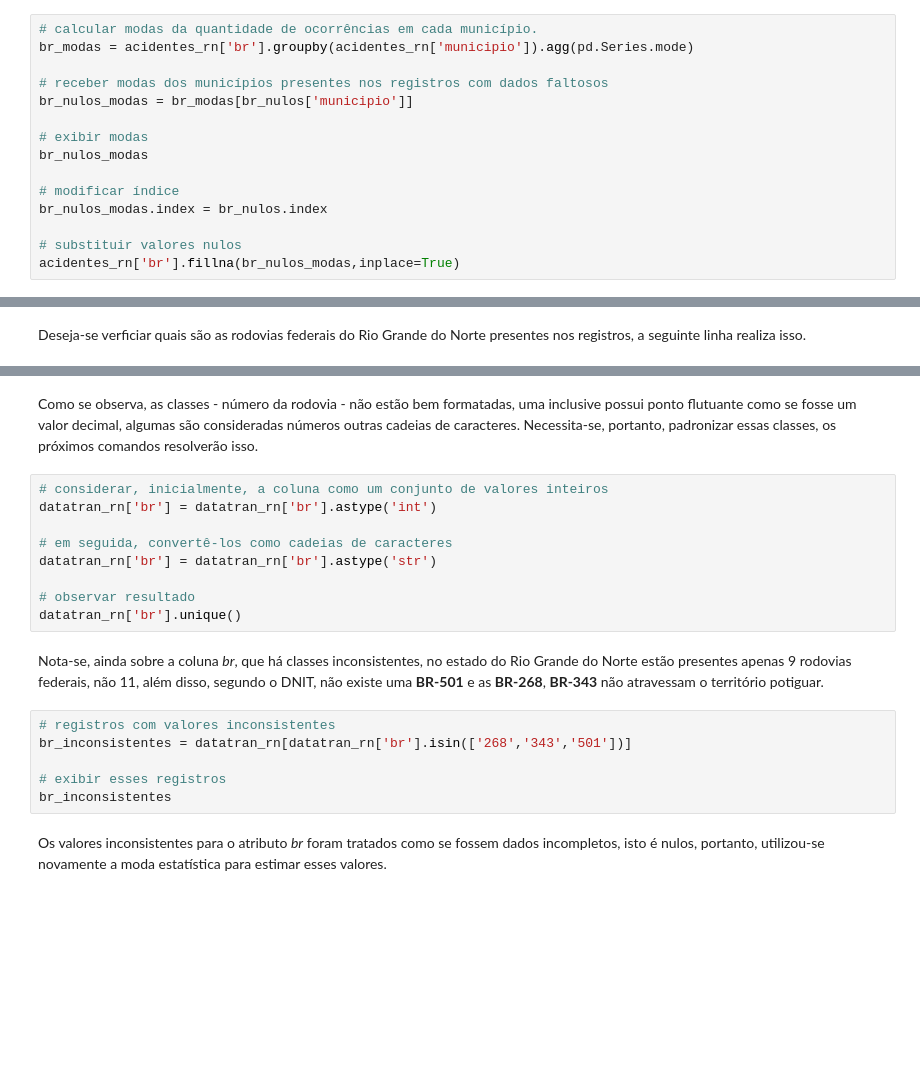
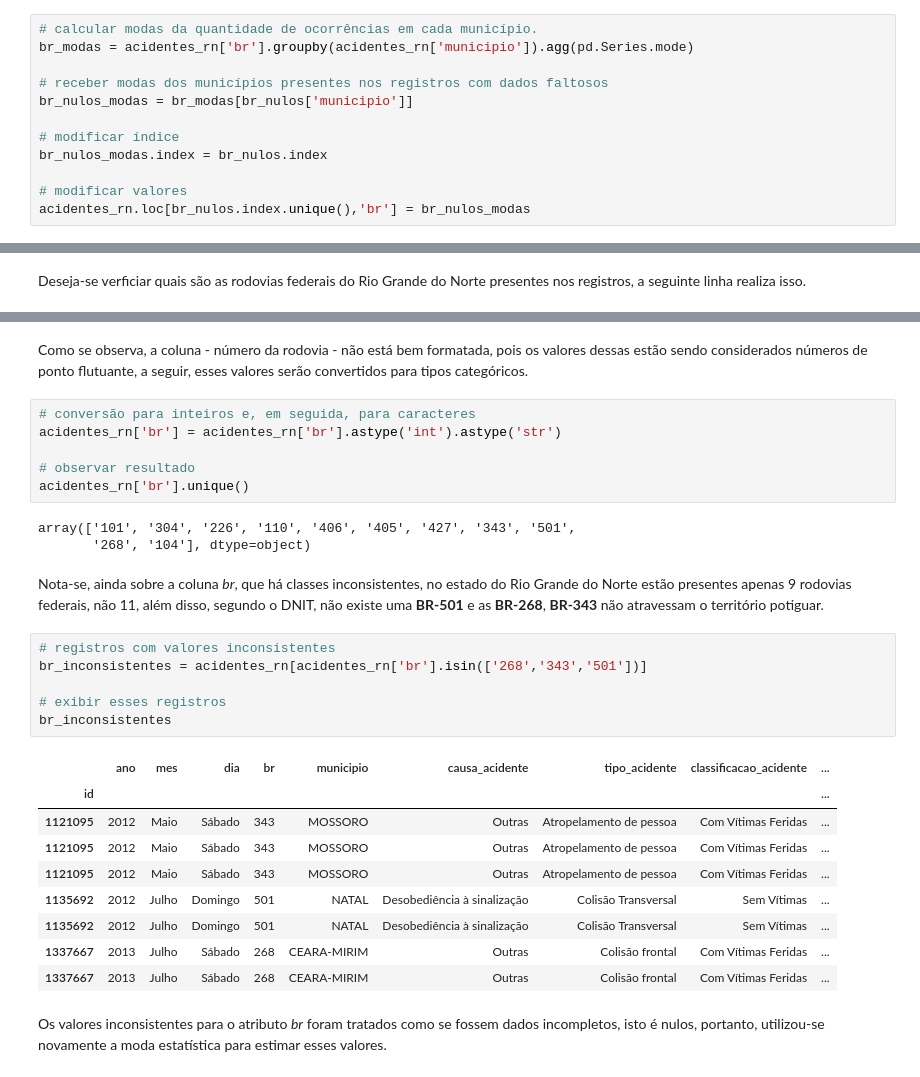
Before and after one commit to daniel-santos-7/tcc-bct, a Jupyter notebook: acidentes.ipynb, the cells around one changed output, grey strips where cells are left out. Cells and saved outputs as stored; diff of their text form; blank space fills up the shorter version.

```diff
--- a/acidentes.ipynb
+++ b/acidentes.ipynb
@@ -231,11 +226,8 @@ br_modas = acidentes_rn['br'].groupby(acidentes_rn['municipio']).agg(pd.Series.m
 # receber modas dos municípios presentes nos registros com dados faltosos
 br_nulos_modas = br_modas[br_nulos['municipio']]
 
-# exibir modas
-br_nulos_modas
-
 # modificar índice
 br_nulos_modas.index = br_nulos.index
 
-# substituir valores nulos
-acidentes_rn['br'].fillna(br_nulos_modas,inplace=True)
+# modificar valores
+acidentes_rn.loc[br_nulos.index.unique(),'br'] = br_nulos_modas
@@ -253,22 +261,32 @@ datatran_rn['br'].unique()
-# %% [markdown]
-Como se observa, as classes - número da rodovia - não estão bem formatadas, uma inclusive possui ponto flutuante como se fosse um valor decimal, algumas são consideradas números outras cadeias de caracteres. Necessita-se, portanto, padronizar essas classes, os próximos comandos resolverão isso.
-# %%
-# considerar, inicialmente, a coluna como um conjunto de valores inteiros
-datatran_rn['br'] = datatran_rn['br'].astype('int')
-
-# em seguida, convertê-los como cadeias de caracteres
-datatran_rn['br'] = datatran_rn['br'].astype('str')
-
-# observar resultado
-datatran_rn['br'].unique()
+# %% [markdown]
+Como se observa, a coluna - número da rodovia - não está bem formatada, pois os valores dessas estão sendo considerados números de ponto flutuante, a seguir, esses valores serão convertidos para tipos categóricos.
+# %%
+# conversão para inteiros e, em seguida, para caracteres
+acidentes_rn['br'] = acidentes_rn['br'].astype('int').astype('str')
+
+# observar resultado
+acidentes_rn['br'].unique()
+# %% [output]
+array(['101', '304', '226', '110', '406', '405', '427', '343', '501',
+       '268', '104'], dtype=object)
 # %% [markdown]
 Nota-se, ainda sobre a coluna *br*, que há classes inconsistentes, no estado do Rio Grande do Norte estão presentes apenas 9 rodovias federais, não 11, além disso, segundo o DNIT, não existe uma **BR-501** e as **BR-268**, **BR-343** não atravessam o território potiguar.
 # %%
 # registros com valores inconsistentes
-br_inconsistentes = datatran_rn[datatran_rn['br'].isin(['268','343','501'])]
+br_inconsistentes = acidentes_rn[acidentes_rn['br'].isin(['268','343','501'])]
 
 # exibir esses registros
 br_inconsistentes
+# %% [output]
+|  | ano | mes | dia | br | municipio | causa_acidente | tipo_acidente | classificacao_acidente | ... |
+| id |  |  |  |  |  |  |  |  | ... |
+| 1121095 | 2012 | Maio | Sábado | 343 | MOSSORO | Outras | Atropelamento de pessoa | Com Vítimas Feridas | ... |
+| 1121095 | 2012 | Maio | Sábado | 343 | MOSSORO | Outras | Atropelamento de pessoa | Com Vítimas Feridas | ... |
+| 1121095 | 2012 | Maio | Sábado | 343 | MOSSORO | Outras | Atropelamento de pessoa | Com Vítimas Feridas | ... |
+| 1135692 | 2012 | Julho | Domingo | 501 | NATAL | Desobediência à sinalização | Colisão Transversal | Sem Vítimas | ... |
+| 1135692 | 2012 | Julho | Domingo | 501 | NATAL | Desobediência à sinalização | Colisão Transversal | Sem Vítimas | ... |
+| 1337667 | 2013 | Julho | Sábado | 268 | CEARA-MIRIM | Outras | Colisão frontal | Com Vítimas Feridas | ... |
+| 1337667 | 2013 | Julho | Sábado | 268 | CEARA-MIRIM | Outras | Colisão frontal | Com Vítimas Feridas | ... |
 # %% [markdown]
 Os valores inconsistentes para o atributo *br* foram tratados como se fossem dados incompletos, isto é nulos, portanto, utilizou-se novamente a moda estatística para estimar esses valores.
 # %%
```
Also changed, not shown: parts of 43 cells of this notebook, 13 other files.
